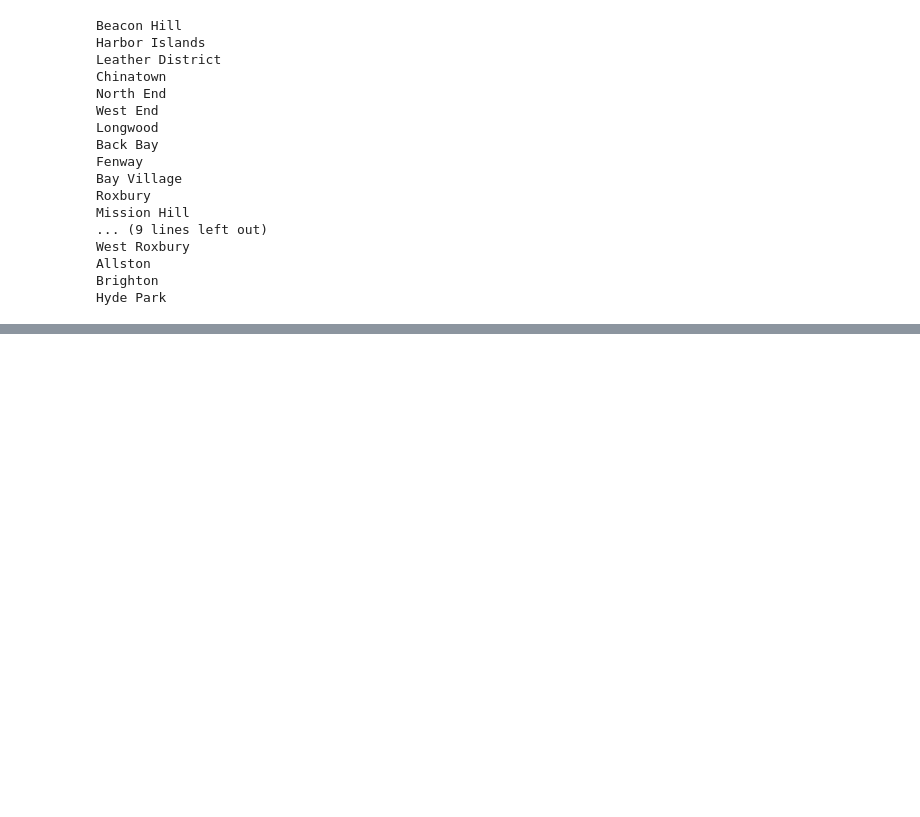
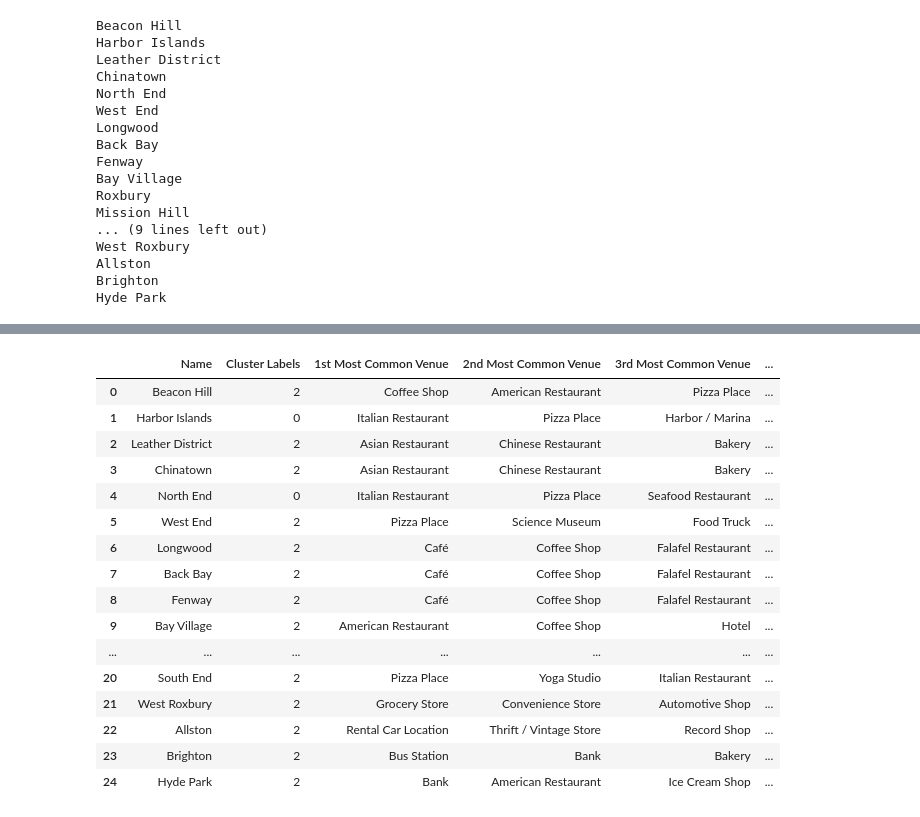
Before and after one commit to RamB99/High-Risk-Boston-Neighborhoods, a Jupyter notebook: Identifying COVID-19 risk in Boston neighborhoods.ipynb, the cells around one changed output, grey strips where cells are left out. Saved outputs shown, nothing was run; the diff lists cells and outputs as text; code cells hidden in the pictures; blank space fills up the shorter version.

```diff
--- a/Identifying COVID-19 risk in Boston neighborhoods.ipynb
+++ b/Identifying COVID-19 risk in Boston neighborhoods.ipynb
@@ -406,0 +526,3 @@ neighborhoods_venues_sorted.head(19)
+# %%
+FDF = Boston_merged.drop(columns = ['County', 'Acres', 'SqMiles', 'ShapeSTArea', 'ShapeSTLength', 'ZIP Code', 'LAT', 'LNG', 'OBJECTID'])
+#displayDF.head()
@@ -406,0 +584,6 @@ neighborhoods_venues_sorted.head(19)
+# %%
+score_up = pd.DataFrame({'Score': [62,53,64,64,66,60,68,68,68,60,48,57,56,49,70,70,54,58,60,70,70,52,59,58,63]})
+# %%
+FDF['Score'] = FDF.apply(lambda x: 10, axis = 1)
+# %%
+FDF.update(score_up)
@@ -406,0 +621,20 @@ neighborhoods_venues_sorted.head(19)
+# %%
+FDF
+# %% [output]
+|  | Name | Cluster Labels | 1st Most Common Venue | 2nd Most Common Venue | 3rd Most Common Venue | ... |
+| 0 | Beacon Hill | 2 | Coffee Shop | American Restaurant | Pizza Place | ... |
+| 1 | Harbor Islands | 0 | Italian Restaurant | Pizza Place | Harbor / Marina | ... |
+| 2 | Leather District | 2 | Asian Restaurant | Chinese Restaurant | Bakery | ... |
+| 3 | Chinatown | 2 | Asian Restaurant | Chinese Restaurant | Bakery | ... |
+| 4 | North End | 0 | Italian Restaurant | Pizza Place | Seafood Restaurant | ... |
+| 5 | West End | 2 | Pizza Place | Science Museum | Food Truck | ... |
+| 6 | Longwood | 2 | Café | Coffee Shop | Falafel Restaurant | ... |
+| 7 | Back Bay | 2 | Café | Coffee Shop | Falafel Restaurant | ... |
+| 8 | Fenway | 2 | Café | Coffee Shop | Falafel Restaurant | ... |
+| 9 | Bay Village | 2 | American Restaurant | Coffee Shop | Hotel | ... |
+| ... | ... | ... | ... | ... | ... | ... |
+| 20 | South End | 2 | Pizza Place | Yoga Studio | Italian Restaurant | ... |
+| 21 | West Roxbury | 2 | Grocery Store | Convenience Store | Automotive Shop | ... |
+| 22 | Allston | 2 | Rental Car Location | Thrift / Vintage Store | Record Shop | ... |
+| 23 | Brighton | 2 | Bus Station | Bank | Bakery | ... |
+| 24 | Hyde Park | 2 | Bank | American Restaurant | Ice Cream Shop | ... |
```
Also changed, not shown: parts of 49 cells of this notebook.
